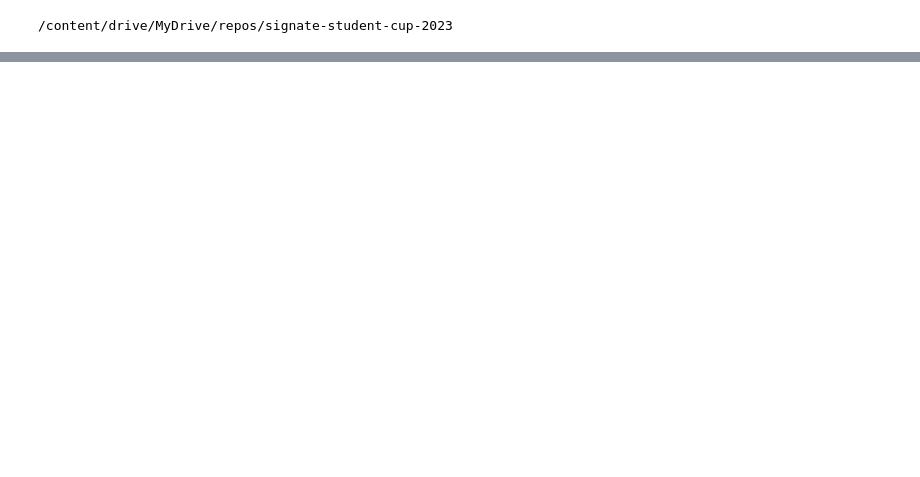
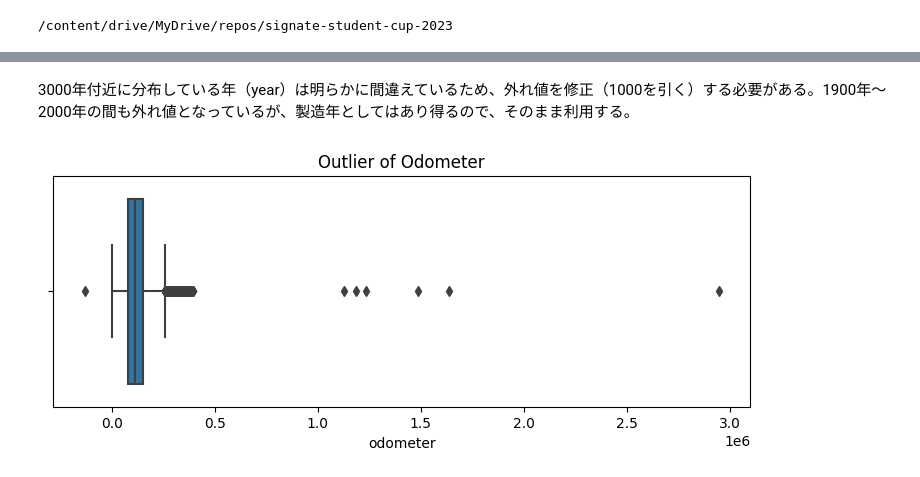
Before and after one commit to haru1290/signate-student-cup-2023, a Jupyter notebook: notebook/eda.ipynb, the cells around one changed output, grey strips where cells are left out. Saved outputs shown, nothing was run; the diff lists cells and outputs as text; code cells hidden in the pictures; blank space fills up the shorter version.

```diff
--- a/notebook/eda.ipynb
+++ b/notebook/eda.ipynb
@@ -58,0 +168,9 @@ dtype: object
+# %% [markdown]
+3000年付近に分布している年（year）は明らかに間違えているため、外れ値を修正（1000を引く）する必要がある。1900年～2000年の間も外れ値となっているが、製造年としてはあり得るので、そのまま利用する。
+# %%
+fig, ax = plt.subplots(figsize=(9, 3))
+sns.boxplot(x=train["odometer"])
+plt.title("Outlier of Odometer")
+plt.show()
+# %% [output]
+[figure, added]
```
Also changed, not shown: parts of 34 cells of this notebook.
